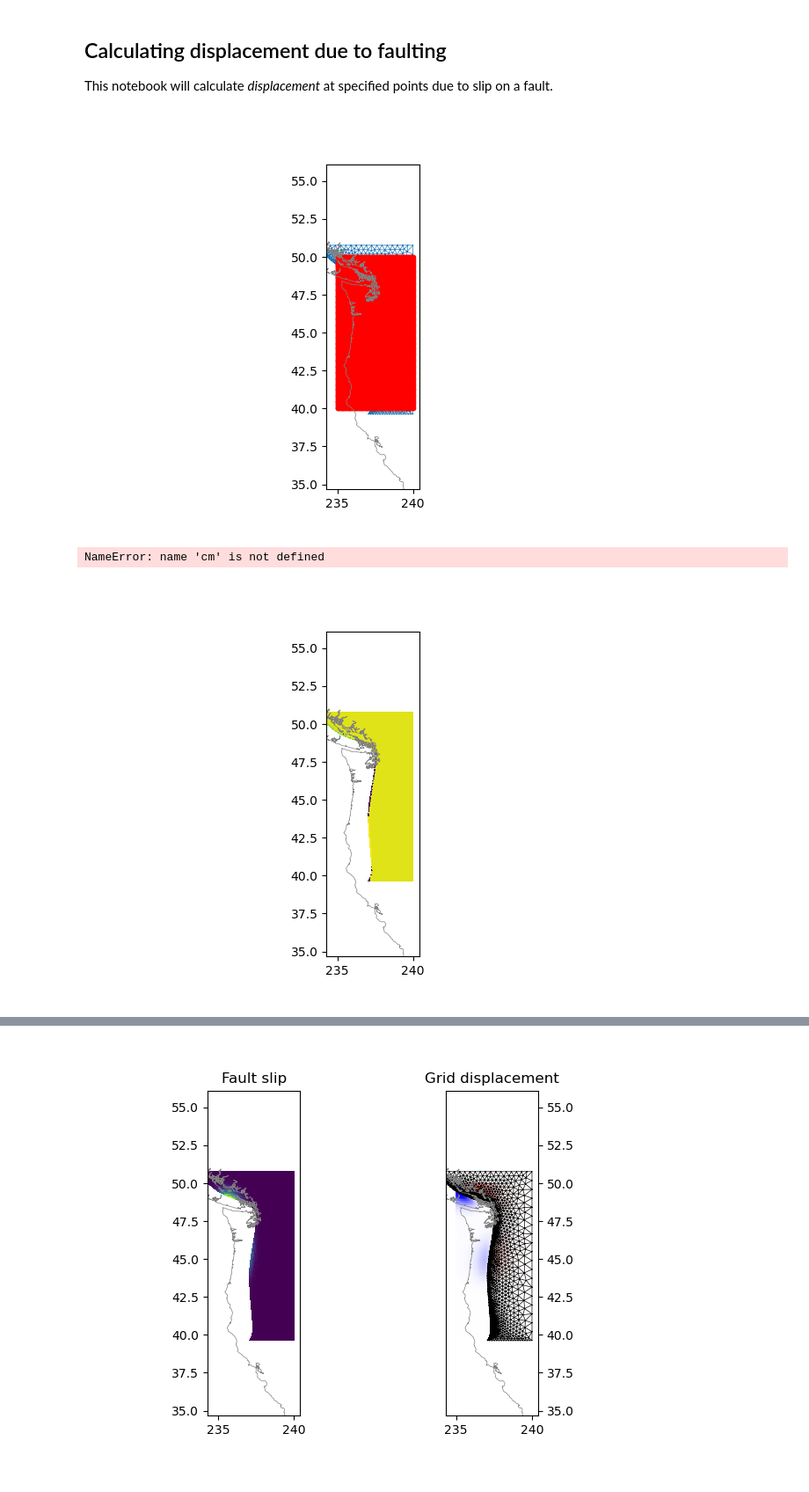
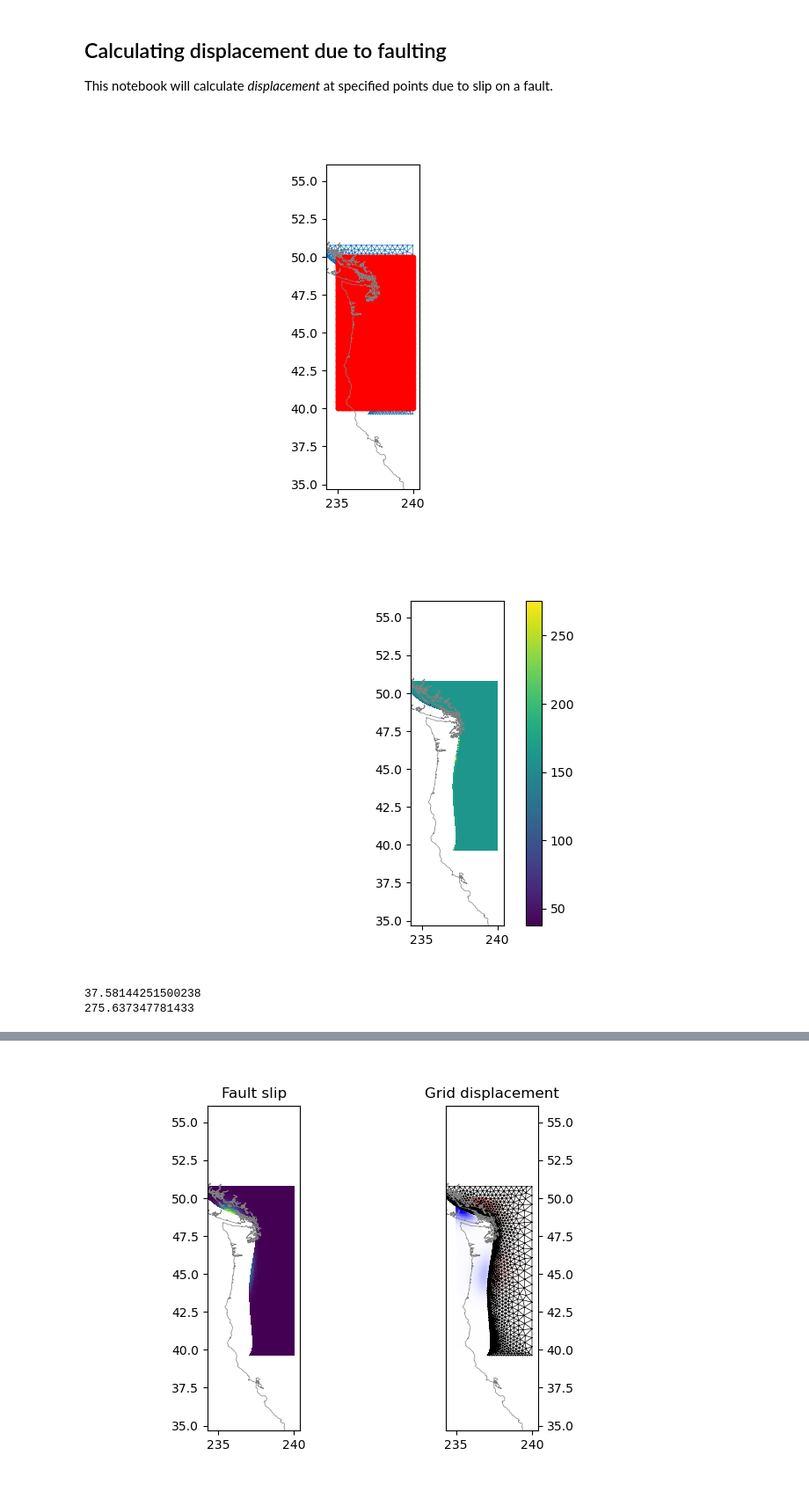
Before and after one commit to jploveless/fault_displacement, a Jupyter notebook: fault_displacement.ipynb, the cells around one changed output, grey strips where cells are left out. Shown: that part at 88% size. Saved outputs shown, nothing was run; the diff lists cells and outputs as text; code cells hidden in the pictures.

Commit message:
strike troubleshooting and larger mesh creation

```diff
--- a/fault_displacement.ipynb
+++ b/fault_displacement.ipynb
@@ -63,7 +63,7 @@ mesh["centroids"] = np.mean(mesh["points"][mesh["verts"], :], axis=1)
 tri_leg1 = np.transpose([np.deg2rad(mesh["lon2"] - mesh["lon1"]), np.deg2rad(mesh["lat2"] - mesh["lat1"]), (1 + KM2M * mesh["dep2"] / RADIUS_EARTH) - (1 + KM2M * mesh["dep1"] / RADIUS_EARTH)])
 tri_leg2 = np.transpose([np.deg2rad(mesh["lon3"] - mesh["lon1"]), np.deg2rad(mesh["lat3"] - mesh["lat1"]), (1 + KM2M * mesh["dep3"] / RADIUS_EARTH) - (1 + KM2M * mesh["dep1"] / RADIUS_EARTH)])
 # swapping tri_leg 1 and 2 to reorient strike
-mesh["nv"] = np.cross(tri_leg2, tri_leg1)
+mesh["nv"] = np.cross(tri_leg1, tri_leg2)
 azimuth, elevation, r = cart2sph(mesh["nv"][:, 0], mesh["nv"][:, 1], mesh["nv"][:, 2])
 mesh["strike"] = wrap2360(-np.rad2deg(azimuth))
 mesh["dip"] = 90 - np.rad2deg(elevation)
@@ -119,32 +119,38 @@ coast = pd.read_csv("coastline.csv")
 # Define the figure and its axis
 fig, ax = plt.subplots()
 # Draw the fault
 ax.triplot(mesh["points"][:, 0], mesh["points"][:, 1], mesh["verts"], linewidth=0.5)
 # Add grid points
 ax.plot(pts[:, 0], pts[:, 1], '.r')
 # Add coastline
 ax.plot(coast.lon+360*(1-lon_corr), coast.lat, color="gray", linewidth=0.5)
 ax.set(xlim=(xmin, xmax), ylim=(ymin, ymax), aspect='equal')
 plt.show()
 
 '''
 # Make another plot, showing fault and grid in Cartesian coordinates
 fig, ax = plt.subplots()
 ax.triplot(cart_fault_pts[:,0], cart_fault_pts[:, 1], mesh["verts"], linewidth=0.5)
 ax.plot(cart_grid_pts[:, 0], cart_grid_pts[:, 1], '.r')
 ax.set(aspect="equal")
 plt.show()
 '''
 
 # Show elements colored by strike
 fig, ax = plt.subplots()
+sto = ax.tripcolor(mesh["points"][:, 0], mesh["points"][:, 1], mesh["verts"], facecolors=mesh["strike"])
+plt.colorbar(sto)
 # Draw the fault
 ax.tripcolor(mesh["points"][:, 0], mesh["points"][:, 1], mesh["verts"], facecolors=mesh["strike"])
 # Add coastline
 ax.plot(coast.lon+360*(1-lon_corr), coast.lat, color="gray", linewidth=0.5)
 ax.set(xlim=(xmin, xmax), ylim=(ymin, ymax), aspect='equal')
 plt.show()
+
+print(min(mesh["strike"]))
+print(max(mesh["strike"]))
 # %% [output]
 [figure]
+[figure, new version]
-NameError: name 'cm' is not defined
+37.58144251500238
+275.637347781433
-[figure, old version]
```
Also changed, not shown: parts of 1 cell of this notebook, 3 other files.
